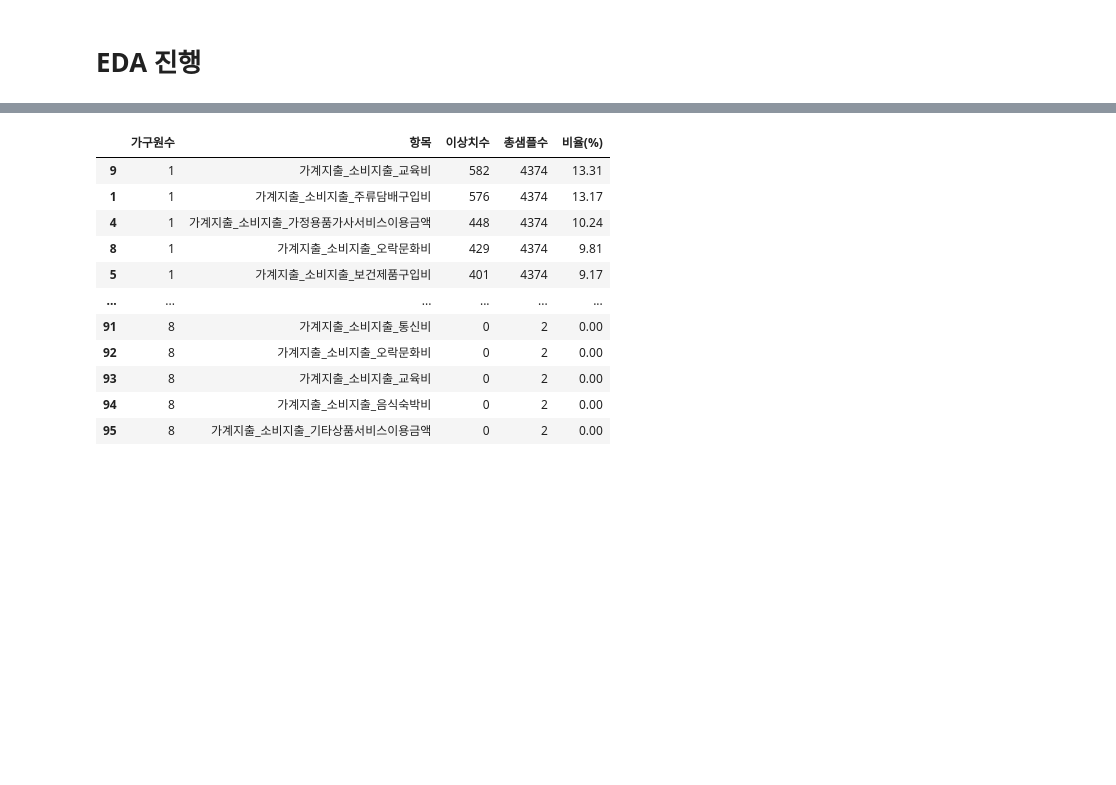
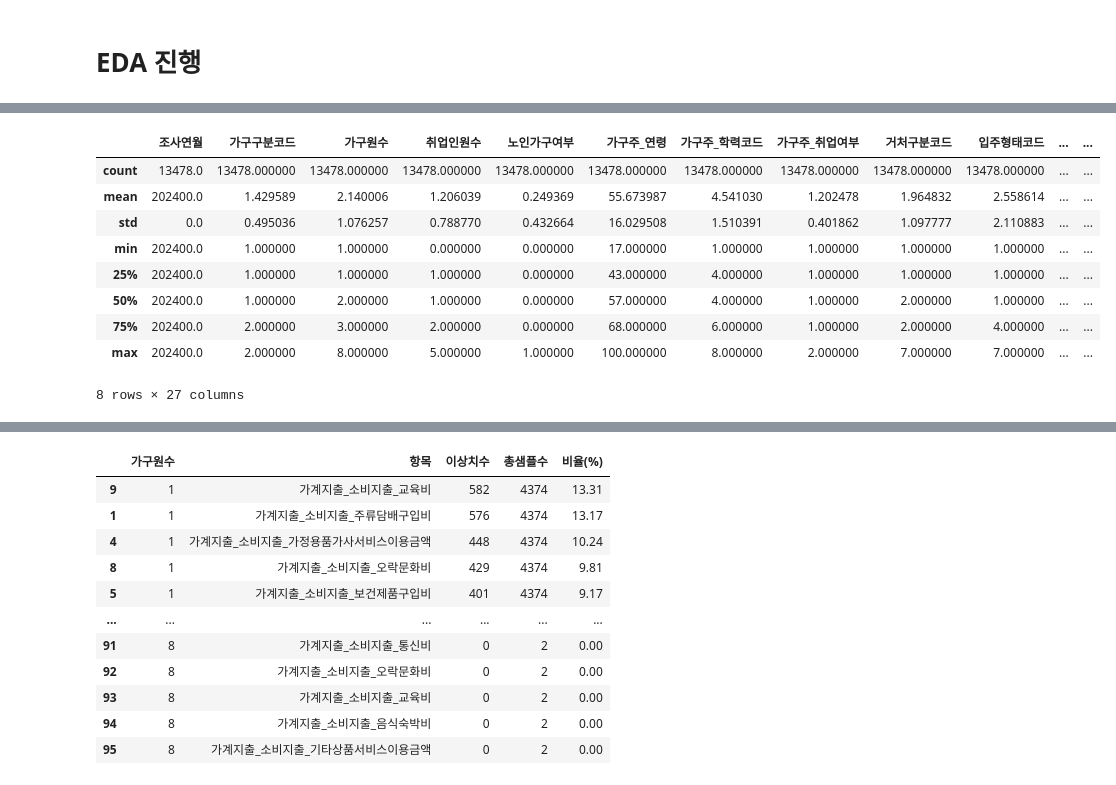
Before and after one commit to turtle-jaewoo/DS_TermProject, a Jupyter notebook: DS_TermProject.ipynb, the cells around one changed output, grey strips where cells are left out. Saved outputs shown, nothing was run; the diff lists cells and outputs as text; code cells hidden in the pictures; blank space fills up the shorter version.

```diff
--- a/DS_TermProject.ipynb
+++ b/DS_TermProject.ipynb
@@ -315,3 +355,16 @@ plt.rcParams['axes.unicode_minus'] = False
+# %%
+df_full.describe()
+# %% [output]
+|  | 조사연월 | 가구구분코드 | 가구원수 | 취업인원수 | 노인가구여부 | 가구주_연령 | 가구주_학력코드 | 가구주_취업여부 | 거처구분코드 | 입주형태코드 | ... | ... |
+| count | 13478.0 | 13478.000000 | 13478.000000 | 13478.000000 | 13478.000000 | 13478.000000 | 13478.000000 | 13478.000000 | 13478.000000 | 13478.000000 | ... | ... |
+| mean | 202400.0 | 1.429589 | 2.140006 | 1.206039 | 0.249369 | 55.673987 | 4.541030 | 1.202478 | 1.964832 | 2.558614 | ... | ... |
+| std | 0.0 | 0.495036 | 1.076257 | 0.788770 | 0.432664 | 16.029508 | 1.510391 | 0.401862 | 1.097777 | 2.110883 | ... | ... |
+| min | 202400.0 | 1.000000 | 1.000000 | 0.000000 | 0.000000 | 17.000000 | 1.000000 | 1.000000 | 1.000000 | 1.000000 | ... | ... |
+| 25% | 202400.0 | 1.000000 | 1.000000 | 1.000000 | 0.000000 | 43.000000 | 4.000000 | 1.000000 | 1.000000 | 1.000000 | ... | ... |
+| 50% | 202400.0 | 1.000000 | 2.000000 | 1.000000 | 0.000000 | 57.000000 | 4.000000 | 1.000000 | 2.000000 | 1.000000 | ... | ... |
+| 75% | 202400.0 | 2.000000 | 3.000000 | 2.000000 | 0.000000 | 68.000000 | 6.000000 | 1.000000 | 2.000000 | 4.000000 | ... | ... |
+| max | 202400.0 | 2.000000 | 8.000000 | 5.000000 | 1.000000 | 100.000000 | 8.000000 | 2.000000 | 7.000000 | 7.000000 | ... | ... |
+8 rows × 27 columns
 # %%
 # Boxplot으로 outlier detection
 
```
Also changed, not shown: parts of 11 cells of this notebook.
